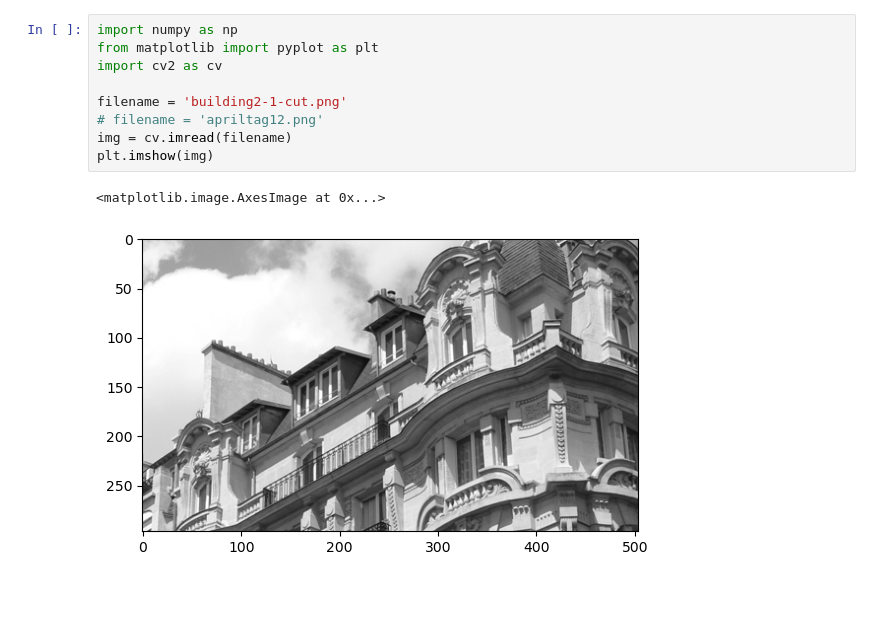
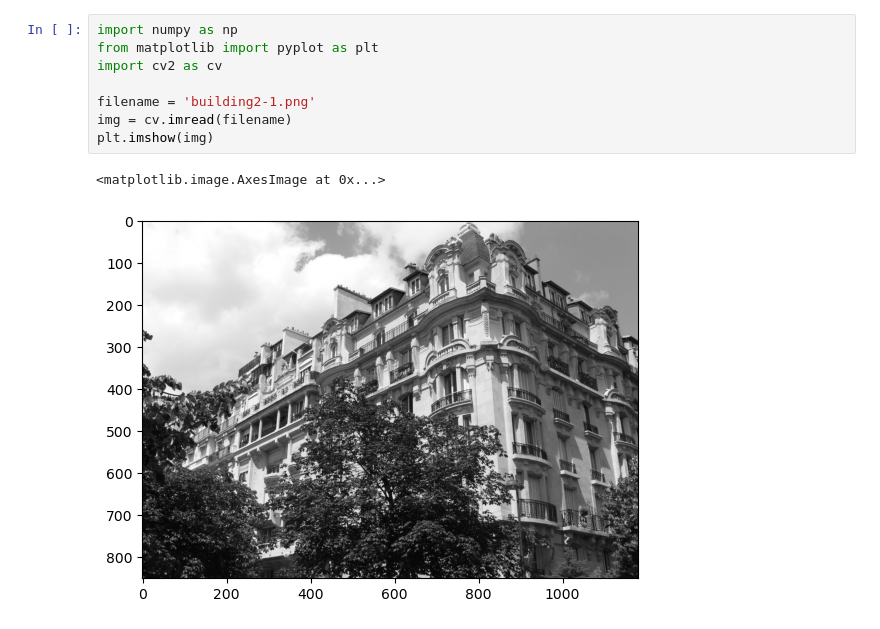
Before and after one commit to danielbibit/TECA2-VC, a Jupyter notebook: notebooks/3_keypoints_descriptors/Q1/notebook.ipynb, the cells around one changed output. Cells and saved outputs as stored; diff of their text form; blank space fills up the shorter version.

```diff
--- a/notebooks/3_keypoints_descriptors/Q1/notebook.ipynb
+++ b/notebooks/3_keypoints_descriptors/Q1/notebook.ipynb
@@ -1,15 +1,14 @@
 # %%
 import numpy as np
 from matplotlib import pyplot as plt
 import cv2 as cv
 
-filename = 'building2-1-cut.png'
-# filename = 'apriltag12.png'
+filename = 'building2-1.png'
 img = cv.imread(filename)
 plt.imshow(img)
 # %% [output]
 <matplotlib.image.AxesImage at 0x...>
-[figure, old version]
+[figure, new version]
 # %%
 gray = cv.cvtColor(img,cv.COLOR_BGR2GRAY)
 gray = np.float32(gray)
```
Also changed, not shown: parts of 3 cells of this notebook.
